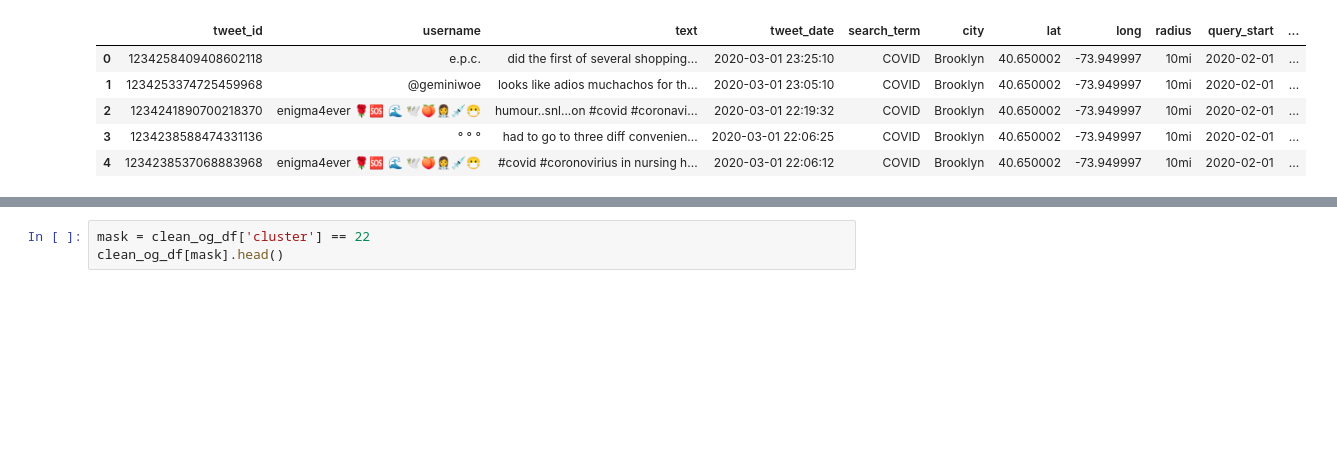
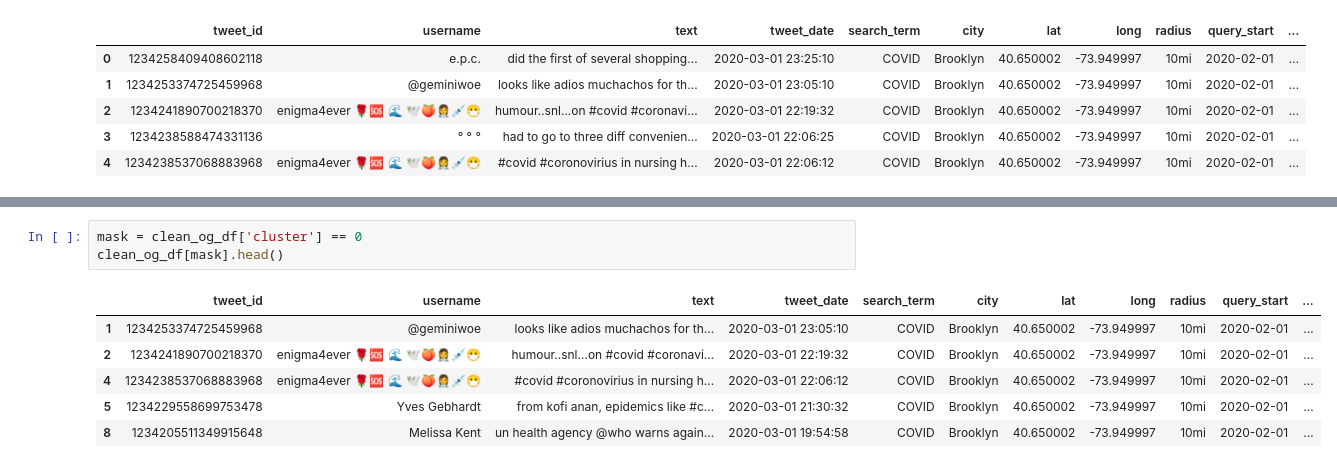
Before and after one commit to boosra/client_project-Covid, a Jupyter notebook: max/WordVectorizer.ipynb, the cells around one changed output, grey strips where cells are left out. Drawn from its saved outputs; the diff is of its cells as text; blank space fills up the shorter version.

```diff
--- a/max/WordVectorizer.ipynb
+++ b/max/WordVectorizer.ipynb
@@ -167,3 +184,10 @@ clean_og_df['cluster'].value_counts()
 # %%
-mask = clean_og_df['cluster'] == 22
+mask = clean_og_df['cluster'] == 0
 clean_og_df[mask].head()
+# %% [output]
+|  | tweet_id | username | text | tweet_date | search_term | city | lat | long | radius | query_start | ... |
+| 1 | 1234253374725459968 | @geminiwoe | looks like adios muchachos for th... | 2020-03-01 23:05:10 | COVID | Brooklyn | 40.650002 | -73.949997 | 10mi | 2020-02-01 | ... |
+| 2 | 1234241890700218370 | enigma4ever 🌹🆘 🌊 🕊️🍑👩‍⚕️💉😷 | humour..snl...on #covid #coronavi... | 2020-03-01 22:19:32 | COVID | Brooklyn | 40.650002 | -73.949997 | 10mi | 2020-02-01 | ... |
+| 4 | 1234238537068883968 | enigma4ever 🌹🆘 🌊 🕊️🍑👩‍⚕️💉😷 | #covid #coronovirius in nursing h... | 2020-03-01 22:06:12 | COVID | Brooklyn | 40.650002 | -73.949997 | 10mi | 2020-02-01 | ... |
+| 5 | 1234229558699753478 | Yves Gebhardt | from kofi anan, epidemics like #c... | 2020-03-01 21:30:32 | COVID | Brooklyn | 40.650002 | -73.949997 | 10mi | 2020-02-01 | ... |
+| 8 | 1234205511349915648 | Melissa Kent | un health agency @who warns again... | 2020-03-01 19:54:58 | COVID | Brooklyn | 40.650002 | -73.949997 | 10mi | 2020-02-01 | ... |
```
Also changed, not shown: parts of 11 cells of this notebook.
